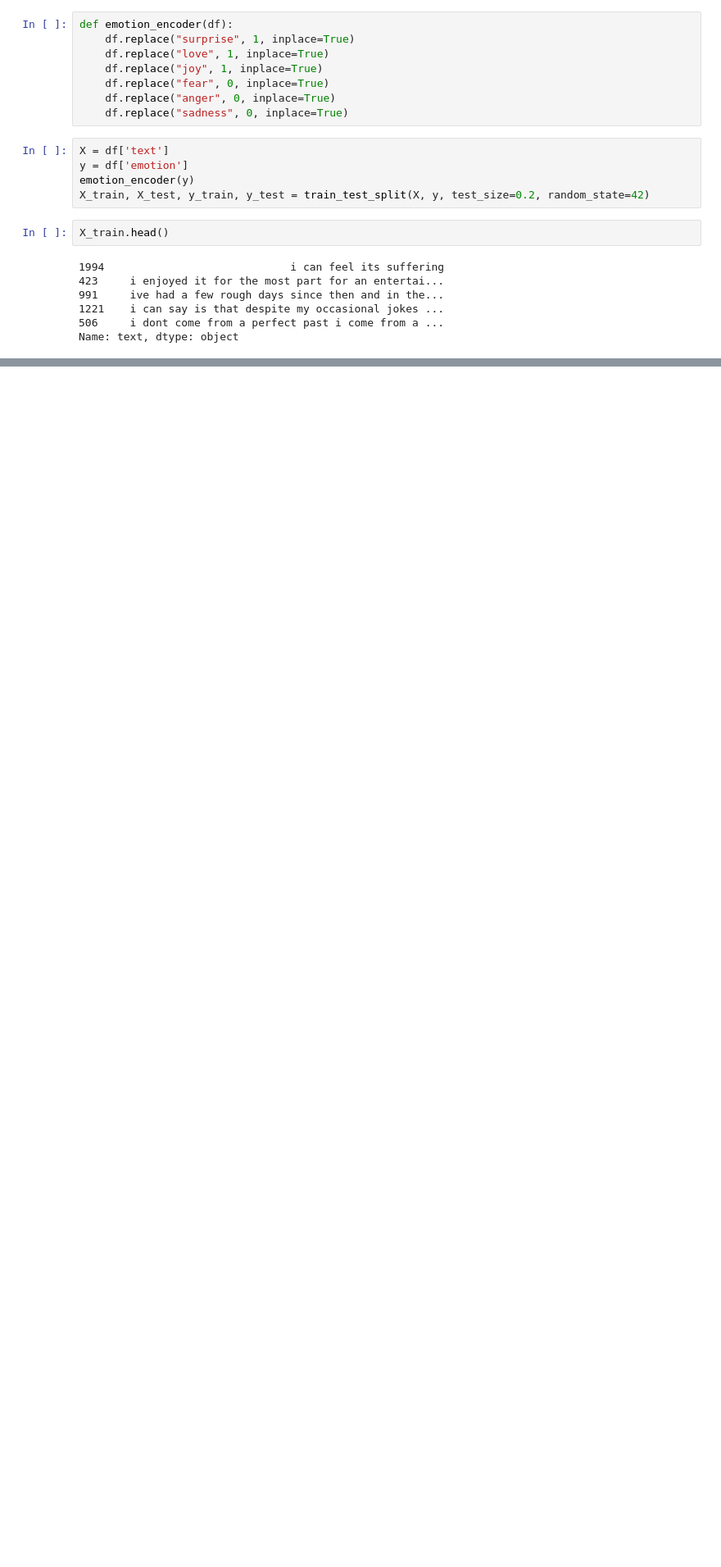
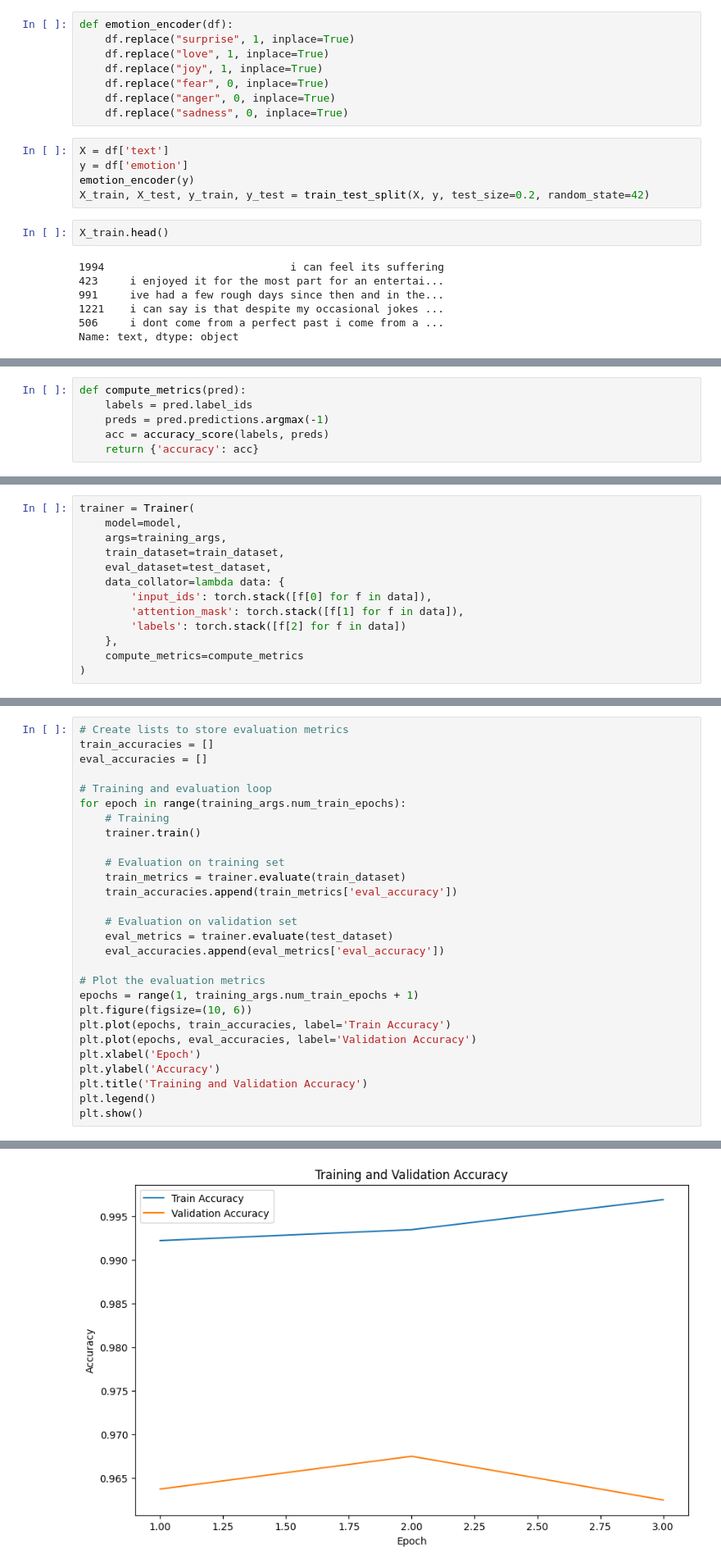
Before and after one commit to skills-cogrammar/C7-Lecture-Backpack, a Jupyter notebook: 3 - Data Science (DS)/Week 12/7 - Sunday/Tutorial/sentiment_analysis_corrected.ipynb, the cells around one changed output, grey strips where cells are left out. Shown at 82% size. Saved outputs shown, nothing was run; the diff lists cells and outputs as text; blank space fills up the shorter version.

```diff
--- a/3 - Data Science (DS)/Week 12/7 - Sunday/Tutorial/sentiment_analysis_corrected.ipynb
+++ b/3 - Data Science (DS)/Week 12/7 - Sunday/Tutorial/sentiment_analysis_corrected.ipynb
@@ -196,0 +182,6 @@ RecursionError: maximum recursion depth exceeded in comparison
+# %%
+def compute_metrics(pred):
+    labels = pred.label_ids
+    preds = pred.predictions.argmax(-1)
+    acc = accuracy_score(labels, preds)
+    return {'accuracy': acc}
@@ -196,0 +203,13 @@ RecursionError: maximum recursion depth exceeded in comparison
+# %%
+trainer = Trainer(
+    model=model,
+    args=training_args,
+    train_dataset=train_dataset,
+    eval_dataset=test_dataset,
+    data_collator=lambda data: {
+        'input_ids': torch.stack([f[0] for f in data]),
+        'attention_mask': torch.stack([f[1] for f in data]),
+        'labels': torch.stack([f[2] for f in data])
+    },
+    compute_metrics=compute_metrics
+)
@@ -196,0 +218,29 @@ RecursionError: maximum recursion depth exceeded in comparison
+# %%
+# Create lists to store evaluation metrics
+train_accuracies = []
+eval_accuracies = []
+
+# Training and evaluation loop
+for epoch in range(training_args.num_train_epochs):
+    # Training
+    trainer.train()
+
+    # Evaluation on training set
+    train_metrics = trainer.evaluate(train_dataset)
+    train_accuracies.append(train_metrics['eval_accuracy'])
+
+    # Evaluation on validation set
+    eval_metrics = trainer.evaluate(test_dataset)
+    eval_accuracies.append(eval_metrics['eval_accuracy'])
+
+# Plot the evaluation metrics
+epochs = range(1, training_args.num_train_epochs + 1)
+plt.figure(figsize=(10, 6))
+plt.plot(epochs, train_accuracies, label='Train Accuracy')
+plt.plot(epochs, eval_accuracies, label='Validation Accuracy')
+plt.xlabel('Epoch')
+plt.ylabel('Accuracy')
+plt.title('Training and Validation Accuracy')
+plt.legend()
+plt.show()
+# %% [output]
@@ -196,0 +415 @@ RecursionError: maximum recursion depth exceeded in comparison
+[figure, added]
```
Also changed, not shown: parts of 23 cells of this notebook, 1 other file.
